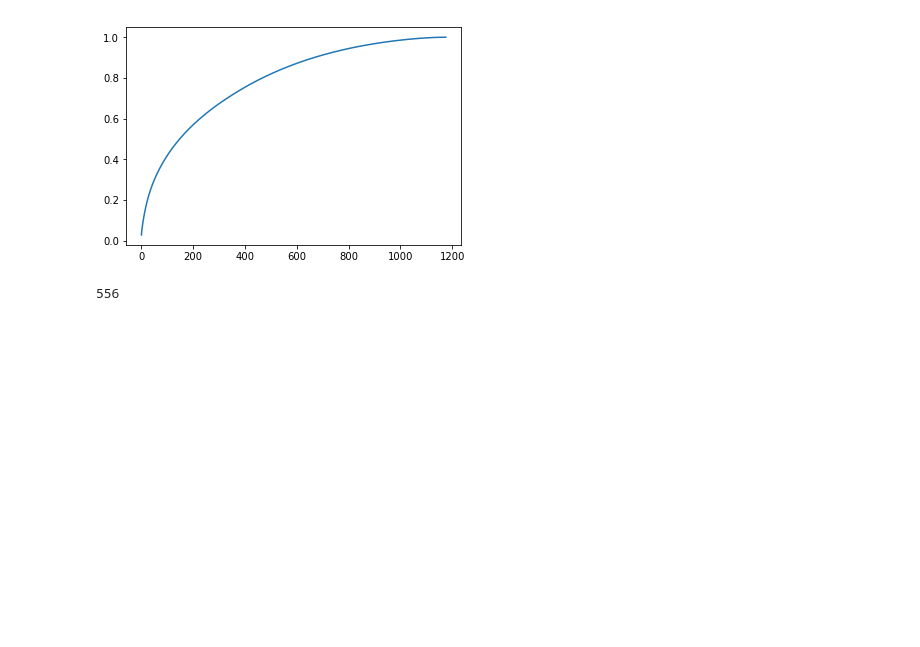
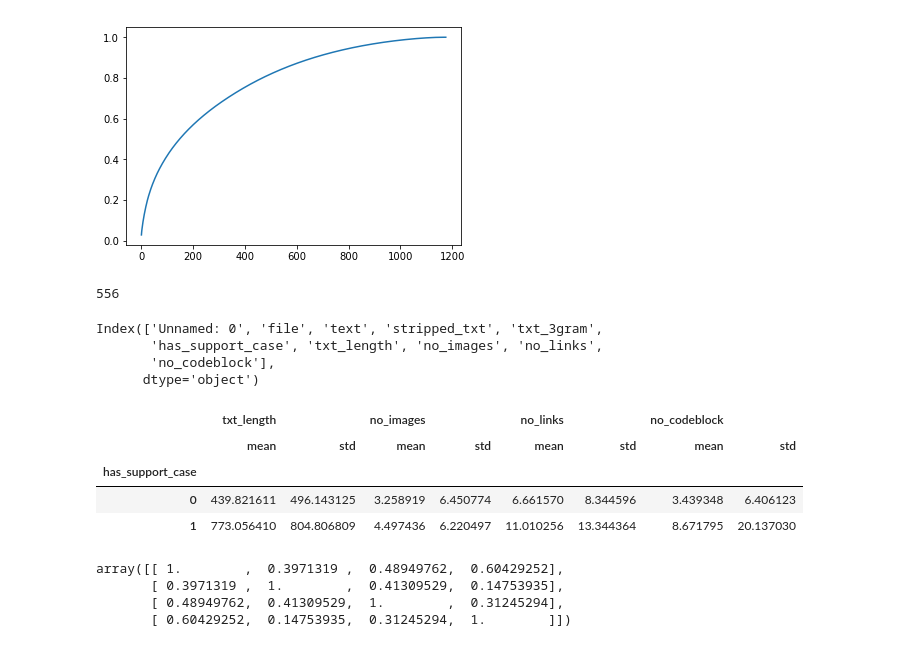
Before and after one commit to klitonandrea/DocumentationNLP, a Jupyter notebook: Exploratory Steps and PreProcessing.ipynb, the cells around one changed output. Cells and saved outputs as stored; diff of their text form; code cells hidden in the pictures; blank space fills up the shorter version.

```diff
--- a/Exploratory Steps and PreProcessing.ipynb
+++ b/Exploratory Steps and PreProcessing.ipynb
@@ -855,3 +903,25 @@ corpus_df.loc[:, 'no_codeblock'] = corpus_df.text.apply(lambda x: len(codeblock_
 # %%
 #np.save('./corp_reducted.dmp', corp_reducted)
 #np.save('./corp_reducted_ex.dmp', corp_red_ex)
+# %%
+corpus_df.columns
+# %% [output]
+Index(['Unnamed: 0', 'file', 'text', 'stripped_txt', 'txt_3gram',
+       'has_support_case', 'txt_length', 'no_images', 'no_links',
+       'no_codeblock'],
+      dtype='object')
+# %%
+corpus_df[['txt_length', 'no_images', 'no_links', 'no_codeblock', 'has_support_case']].groupby(by='has_support_case').agg(['mean', 'std']) #[['txt_length', 'no_images', 'no_links', 'no_codeblock', 'has_support_case']]
+# %% [output]
+|  | txt_length |  | no_images |  | no_links |  | no_codeblock |  |
+|  | mean | std | mean | std | mean | std | mean | std |
+| has_support_case |  |  |  |  |  |  |  |  |
+| 0 | 439.821611 | 496.143125 | 3.258919 | 6.450774 | 6.661570 | 8.344596 | 3.439348 | 6.406123 |
+| 1 | 773.056410 | 804.806809 | 4.497436 | 6.220497 | 11.010256 | 13.344364 | 8.671795 | 20.137030 |
+# %%
+np.corrcoef(corpus_df[['txt_length', 'no_images', 'no_links', 'no_codeblock']].transpose())
+# %% [output]
+array([[ 1.        ,  0.3971319 ,  0.48949762,  0.60429252],
+       [ 0.3971319 ,  1.        ,  0.41309529,  0.14753935],
+       [ 0.48949762,  0.41309529,  1.        ,  0.31245294],
+       [ 0.60429252,  0.14753935,  0.31245294,  1.        ]])
```
Also changed, not shown: parts of 2 cells of this notebook, 2 other files.
